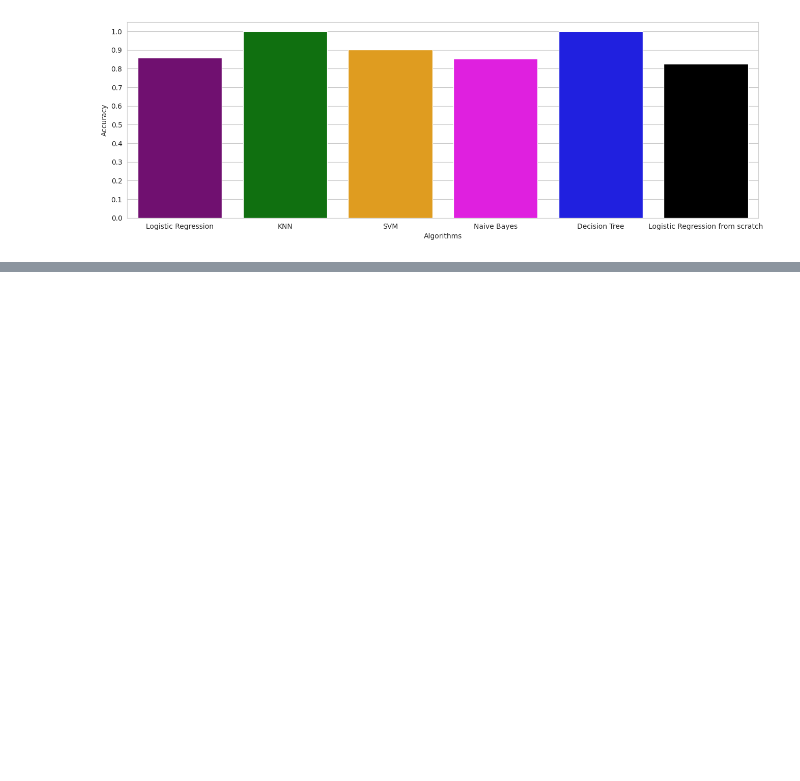
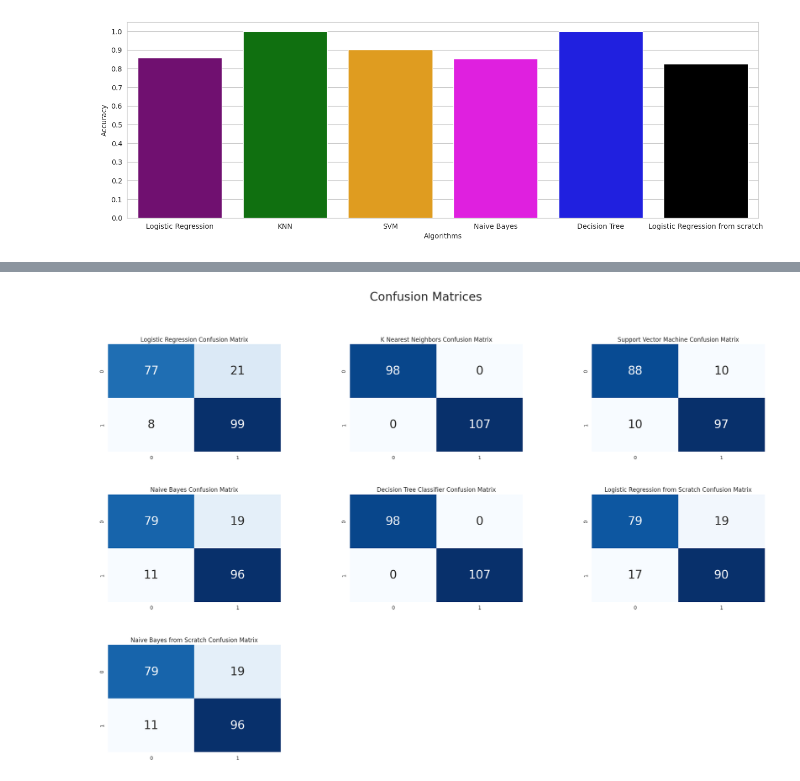
Before and after one commit to gereltuya/ml-classification, a Jupyter notebook: ml-classification.ipynb, the cells around one changed output, grey strips where cells are left out. Saved outputs shown, nothing was run; the diff lists cells and outputs as text; code cells hidden in the pictures; blank space fills up the shorter version.

```diff
--- a/ml-classification.ipynb
+++ b/ml-classification.ipynb
@@ -595,0 +661,40 @@ plt.show()
+# %%
+y_head_nbs = nbs.predict(X_test_scaled)
+cm_nbs = confusion_matrix(y_test, y_head_nbs)
+# %%
+plt.figure(figsize=(24, 15))
+
+plt.suptitle("Confusion Matrices", fontsize=24)
+plt.subplots_adjust(wspace = 0.4, hspace= 0.4)
+
+plt.subplot(3,3,1)
+plt.title("Logistic Regression Confusion Matrix")
+sns.heatmap(cm_lr,annot=True,cmap="Blues",fmt="d",cbar=False, annot_kws={"size": 24})
+
+plt.subplot(3,3,2)
+plt.title("K Nearest Neighbors Confusion Matrix")
+sns.heatmap(cm_knn,annot=True,cmap="Blues",fmt="d",cbar=False, annot_kws={"size": 24})
+
+plt.subplot(3,3,3)
+plt.title("Support Vector Machine Confusion Matrix")
+sns.heatmap(cm_svm,annot=True,cmap="Blues",fmt="d",cbar=False, annot_kws={"size": 24})
+
+plt.subplot(3,3,4)
+plt.title("Naive Bayes Confusion Matrix")
+sns.heatmap(cm_nb,annot=True,cmap="Blues",fmt="d",cbar=False, annot_kws={"size": 24})
+
+plt.subplot(3,3,5)
+plt.title("Decision Tree Classifier Confusion Matrix")
+sns.heatmap(cm_dtc,annot=True,cmap="Blues",fmt="d",cbar=False, annot_kws={"size": 24})
+
+plt.subplot(3,3,6)
+plt.title("Logistic Regression from Scratch Confusion Matrix")
+sns.heatmap(cm_lrs,annot=True,cmap="Blues",fmt="d",cbar=False, annot_kws={"size": 24})
+
+plt.subplot(3,3,7)
+plt.title("Naive Bayes from Scratch Confusion Matrix")
+sns.heatmap(cm_nbs,annot=True,cmap="Blues",fmt="d",cbar=False, annot_kws={"size": 24})
+
+plt.show()
+# %% [output]
+[figure, added]
```
Also changed, not shown: parts of 9 cells of this notebook.
